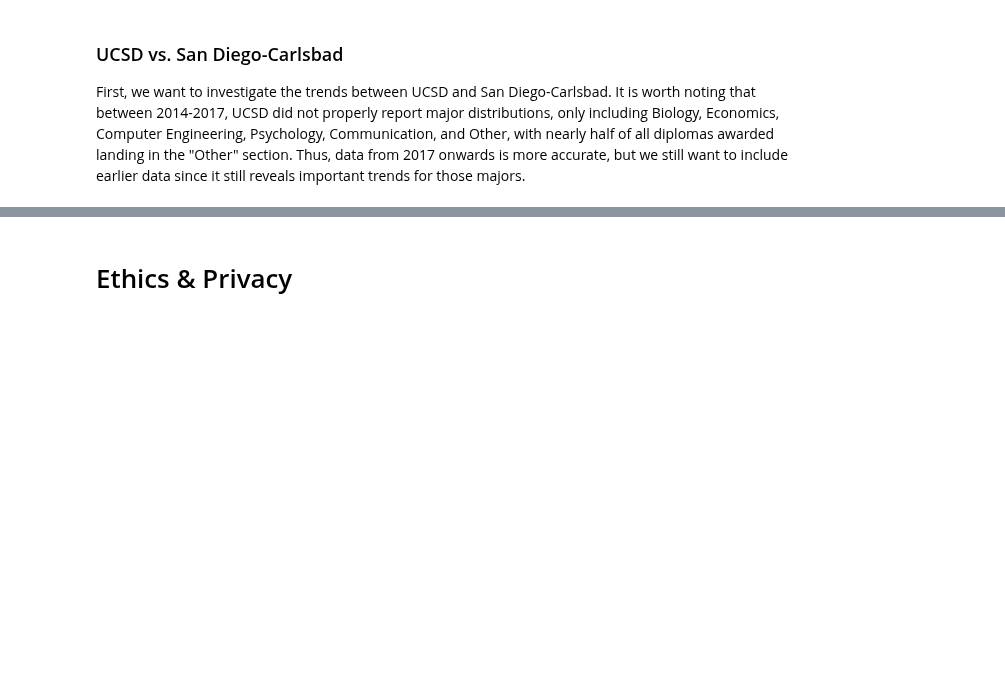
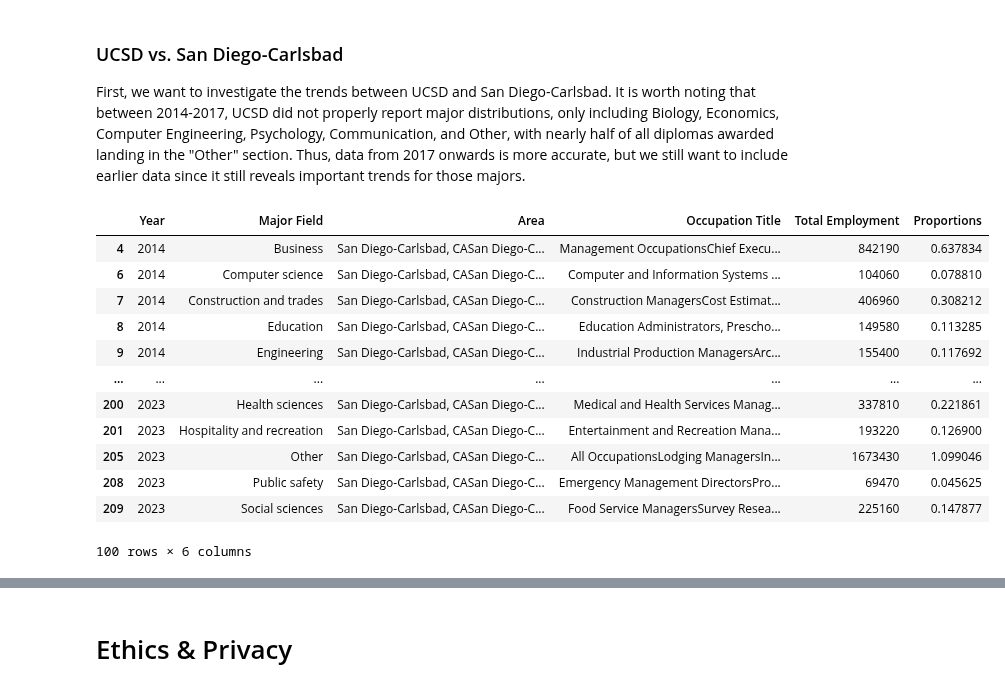
Before and after one commit to michaelhe999/COGS-108-Project, a Jupyter notebook: FinalProject_Group109-FA24.ipynb, the cells around one changed output, grey strips where cells are left out. Cells and saved outputs as stored; diff of their text form; code cells hidden in the pictures; blank space fills up the shorter version.

```diff
--- a/FinalProject_Group109-FA24.ipynb
+++ b/FinalProject_Group109-FA24.ipynb
@@ -1119,4 +1013,31 @@ Earlier, we took a look at recent counts of 2023 data. However, we are also inte
 ### UCSD vs. San Diego-Carlsbad
 
 First, we want to investigate the trends between UCSD and San Diego-Carlsbad. It is worth noting that between 2014-2017, UCSD did not properly report major distributions, only including Biology, Economics, Computer Engineering, Psychology, Communication, and Other, with nearly half of all diplomas awarded landing in the "Other" section. Thus, data from 2017 onwards is more accurate, but we still want to include earlier data since it still reveals important trends for those majors.
+# %%
+# Information for UCSD majors
+ucsd_majors_2014_2023 = colleges[(colleges['College'] == 'ucsd') & (colleges['Year'] >= 2014) & (colleges['Year']<= 2023)].copy()
+ucsd_majors_2014_2023['Bachelors'] = ucsd_majors_2014_2023['Bachelors']/100
+ucsd_major_distribution = ucsd_majors_2014_2023.groupby(['Year','Category']).sum().reset_index()
+top_ten = ucsd_major_distribution.groupby('Category')['Bachelors'].sum().reset_index().sort_values(by='Bachelors', ascending=False)[:10]
+ucsd_filtered = ucsd_major_distribution[(ucsd_major_distribution['Category'].isin(top_ten['Category']))]
+
+# Information for San Diego-Carlsbad
+sd_jobs_2014_2023 = jobs[(jobs['Area'] == 'San Diego-Carlsbad, CA') & (jobs['Year'] >= 2014) & (jobs['Year'] <= 2023)].copy()
+sd_job_distribution  = sd_jobs_2014_2023.groupby(['Year','Major Field']).sum().reset_index()
+top_ten = sd_job_distribution.groupby('Major Field')['Total Employment'].sum().reset_index().sort_values(by='Total Employment', ascending=False)[:10]
+sd_filtered = sd_job_distribution[(sd_job_distribution['Major Field'].isin(top_ten['Major Field']))]
+# %% [output]
+|  | Year | Major Field | Area | Occupation Title | Total Employment | Proportions |
+| 4 | 2014 | Business | San Diego-Carlsbad, CASan Diego-C... | Management OccupationsChief Execu... | 842190 | 0.637834 |
+| 6 | 2014 | Computer science | San Diego-Carlsbad, CASan Diego-C... | Computer and Information Systems ... | 104060 | 0.078810 |
+| 7 | 2014 | Construction and trades | San Diego-Carlsbad, CASan Diego-C... | Construction ManagersCost Estimat... | 406960 | 0.308212 |
+| 8 | 2014 | Education | San Diego-Carlsbad, CASan Diego-C... | Education Administrators, Prescho... | 149580 | 0.113285 |
+| 9 | 2014 | Engineering | San Diego-Carlsbad, CASan Diego-C... | Industrial Production ManagersArc... | 155400 | 0.117692 |
+| ... | ... | ... | ... | ... | ... | ... |
+| 200 | 2023 | Health sciences | San Diego-Carlsbad, CASan Diego-C... | Medical and Health Services Manag... | 337810 | 0.221861 |
+| 201 | 2023 | Hospitality and recreation | San Diego-Carlsbad, CASan Diego-C... | Entertainment and Recreation Mana... | 193220 | 0.126900 |
+| 205 | 2023 | Other | San Diego-Carlsbad, CASan Diego-C... | All OccupationsLodging ManagersIn... | 1673430 | 1.099046 |
+| 208 | 2023 | Public safety | San Diego-Carlsbad, CASan Diego-C... | Emergency Management DirectorsPro... | 69470 | 0.045625 |
+| 209 | 2023 | Social sciences | San Diego-Carlsbad, CASan Diego-C... | Food Service ManagersSurvey Resea... | 225160 | 0.147877 |
+100 rows × 6 columns
 # %%
```
Also changed, not shown: parts of 27 cells of this notebook.
